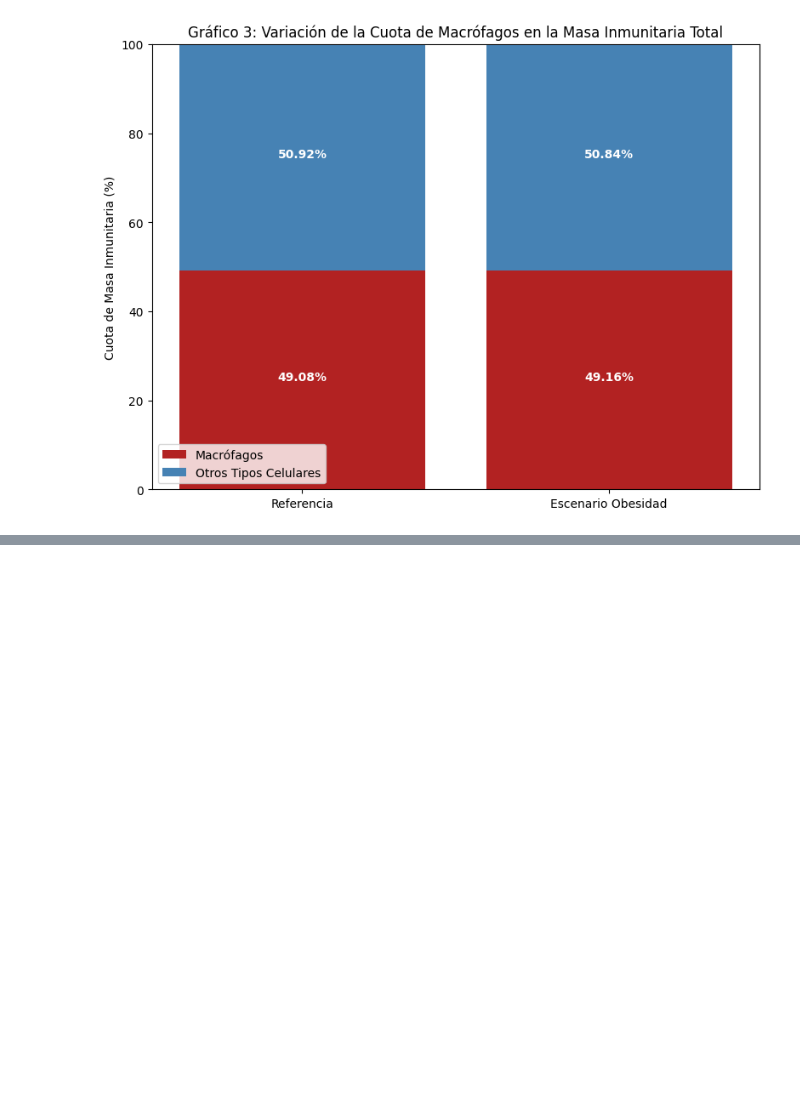
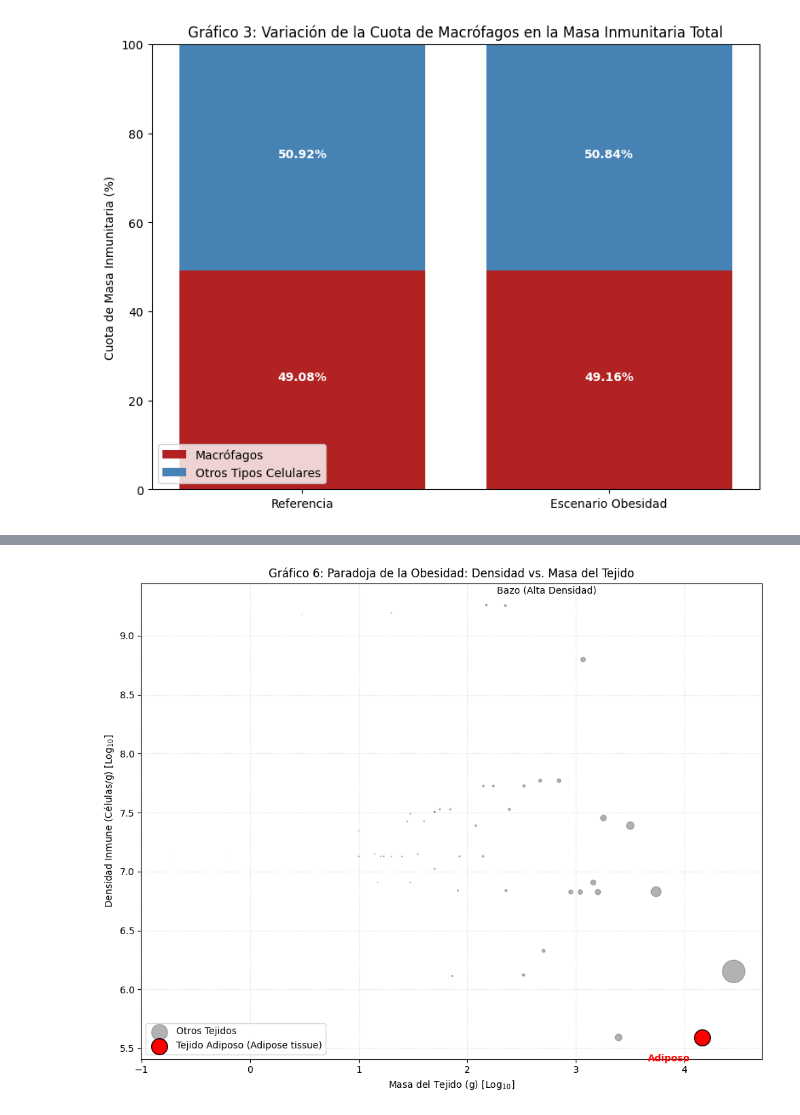
Before and after one commit to raulmendoza21/BIOINFORMATICA-ANALISIS-SIH, a Jupyter notebook: Entregable_Bioinformatica_Inmunidad.ipynb, the cells around one changed output, grey strips where cells are left out. Cells and saved outputs as stored; diff of their text form; code cells hidden in the pictures; blank space fills up the shorter version.

```diff
--- a/Entregable_Bioinformatica_Inmunidad.ipynb
+++ b/Entregable_Bioinformatica_Inmunidad.ipynb
@@ -293,0 +344,52 @@ plt.show()
+# %%
+# === Recreación del DataFrame para el Gráfico 6 (Combinación de 'tissues' y 'total_immune_densities') ===
+df_plot6 = tissues[['tissue', 'man']].merge(
+    total_immune_densities[['tissue', 'density']],
+    on='tissue', how='inner'
+).rename(columns={'man': 'mass_g', 'density': 'immune_density_cells_g'})
+
+# Identificar el tejido adiposo
+adipose_tissue = df_plot6[df_plot6['tissue'] == 'Adipose tissue']
+other_tissues = df_plot6[df_plot6['tissue'] != 'Adipose tissue']
+
+plt.figure(figsize=(10, 8))
+
+# Scatter plot para todos los tejidos
+plt.scatter(
+    np.log10(other_tissues['mass_g']),
+    np.log10(other_tissues['immune_density_cells_g']),
+    label='Otros Tejidos',
+    color='gray',
+    alpha=0.6,
+    s=other_tissues['mass_g']/50  # El tamaño del punto refleja la masa (complejidad visual)
+)
+
+# Resaltar el tejido adiposo
+plt.scatter(
+    np.log10(adipose_tissue['mass_g']),
+    np.log10(adipose_tissue['immune_density_cells_g']),
+    label='Tejido Adiposo (Adipose tissue)',
+    color='red',
+    edgecolors='black',
+    s=adipose_tissue['mass_g']/50,
+    zorder=5
+)
+
+# Etiquetas para Adiposo y Bazo/Médula (ejemplo de extremos)
+plt.text(np.log10(adipose_tissue['mass_g'].iloc[0]) - 0.5, np.log10(adipose_tissue['immune_density_cells_g'].iloc[0]) - 0.2,
+         'Adiposo', fontsize=10, color='red', fontweight='bold')
+spleen = df_plot6[df_plot6['tissue'] == 'Spleen']
+plt.text(np.log10(spleen['mass_g'].iloc[0]) + 0.1, np.log10(spleen['immune_density_cells_g'].iloc[0]) + 0.1,
+         'Bazo (Alta Densidad)', fontsize=10, color='black')
+
+
+# Configuración de ejes logarítmicos
+plt.xlabel(r'Masa del Tejido (g) [Log$_{10}$]')
+plt.ylabel(r'Densidad Inmune (Células/g) [Log$_{10}$]')
+plt.title('Gráfico 6: Paradoja de la Obesidad: Densidad vs. Masa del Tejido')
+plt.grid(True, linestyle=':', alpha=0.5)
+plt.legend()
+plt.tight_layout()
+plt.show()
+# %% [output]
+[figure, added]
```
Also changed, not shown: parts of 2 cells of this notebook, 2 other files.
